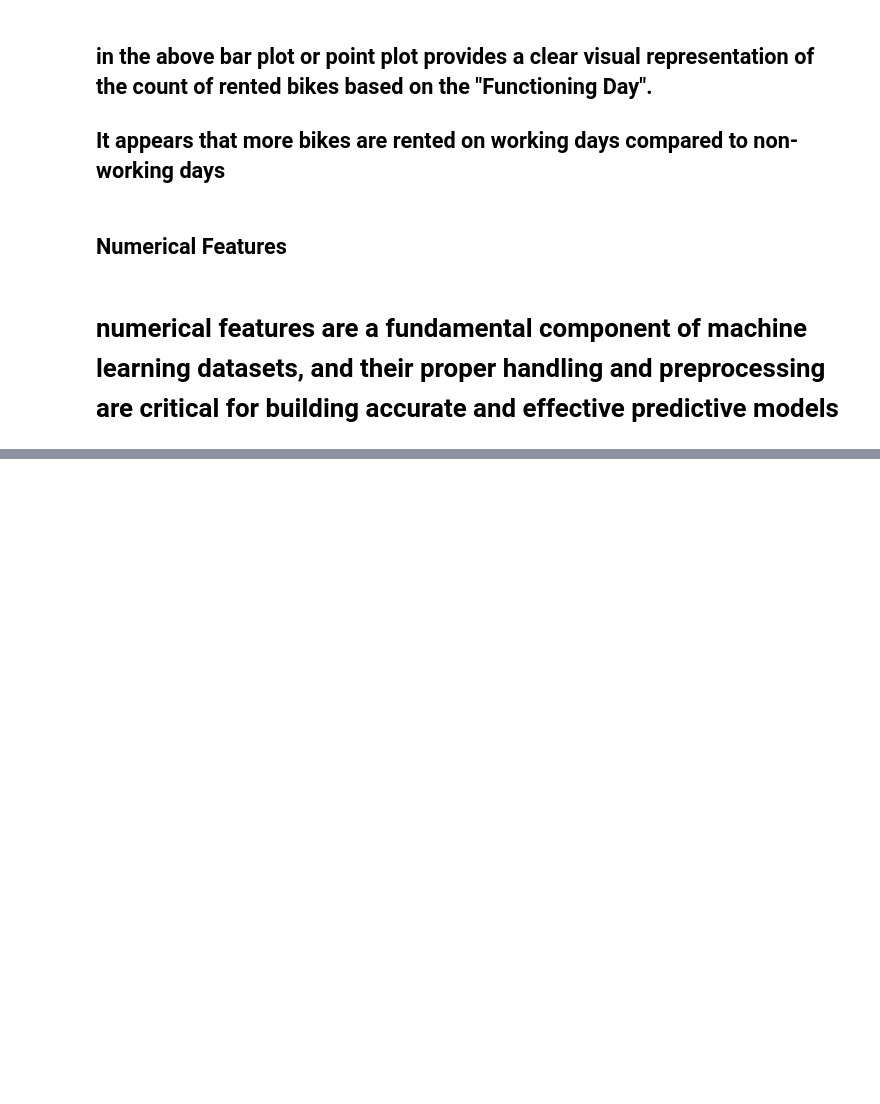
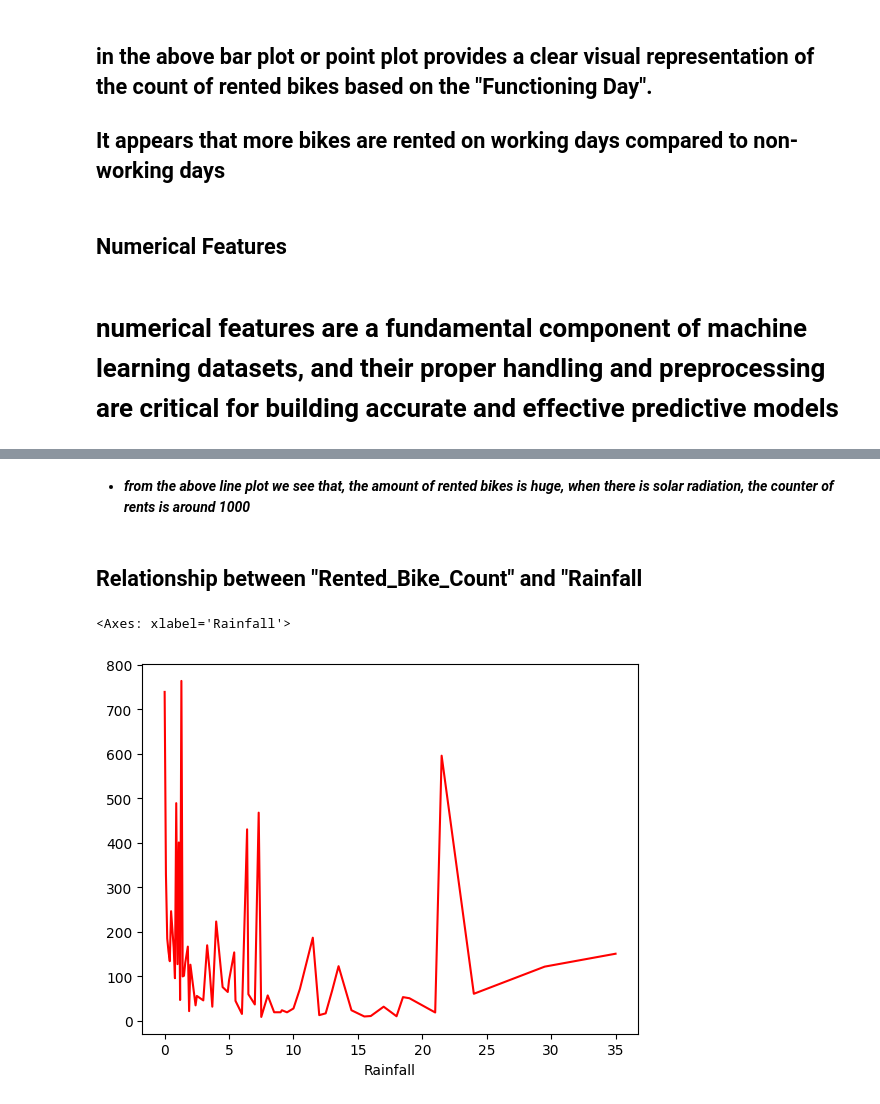
Before and after one commit to Kumarisimran626/S.K-Bike-Sharing-Demand-Prediction-Capstone-Project, a Jupyter notebook: S_K_Bike_Sharing_Demand_Prediction_Capstone_Project.ipynb, the cells around one changed output, grey strips where cells are left out. Saved outputs shown, nothing was run; the diff lists cells and outputs as text; code cells hidden in the pictures; blank space fills up the shorter version.

```diff
--- a/S_K_Bike_Sharing_Demand_Prediction_Capstone_Project.ipynb
+++ b/S_K_Bike_Sharing_Demand_Prediction_Capstone_Project.ipynb
@@ -599,0 +639,10 @@ plt.show()
+# %% [markdown]
+* ***from the above line plot we see that, the amount of rented bikes is huge, when there is solar radiation, the counter of rents is around 1000***
+# %% [markdown]
+## Relationship between "Rented_Bike_Count" and "Rainfall
+# %%
+#print the plot to analyze the relationship between "Rented_Bike_Count" and "Rainfall"
+Bike_df.groupby('Rainfall').mean()['Rented_Bike_Count'].plot(color='red')
+# %% [output]
+<Axes: xlabel='Rainfall'>
+[figure, added]
```
Also changed, not shown: parts of 26 cells of this notebook.
